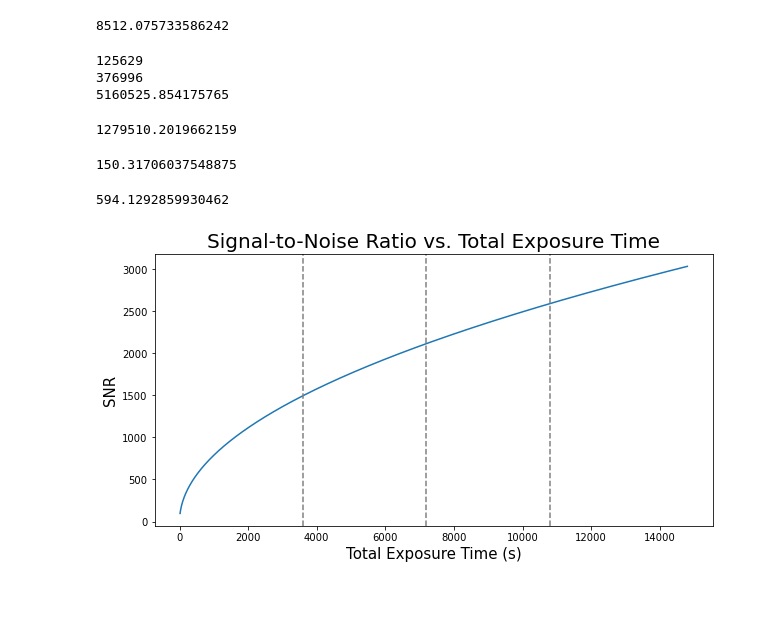
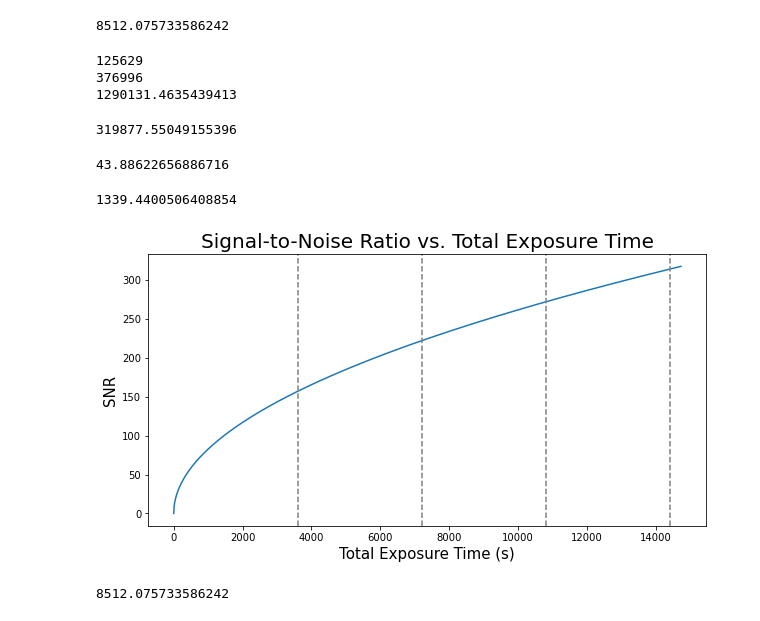
Before and after one commit to lucaspauker/phys100-final-project, a Jupyter notebook: M94_Data_Reduction.ipynb, the cells around one changed output. Drawn from its saved outputs; the diff is of its cells as text; code cells hidden in the pictures.

Commit message:
Improve SNR plot

```diff
--- a/M94_Data_Reduction.ipynb
+++ b/M94_Data_Reduction.ipynb
@@ -171,66 +171,73 @@ fluxHa
 uncalsciim, header = fitsio.read(CQ_R_files[0], header=True)
 calim = science_exposure(uncalsciim, header, masterbias, masterdark, masterRflat)
 
-fluxR, _, _ = aper_flux(calim, 1045, 461, source_radius=200, background_width=200, gain=1.2706268068331685, exptime=15)
+fluxR, _, _ = aper_flux(calim, 1045, 461, source_radius=200, background_width=200, gain=1.2706268068331685, exptime=60)
 fluxR
 # %% [output]
 125629
 376996
-5160525.854175765
+1290131.4635439413
-1279510.2019662159
+319877.55049155396
-# %%
-fluxR/fluxHa
-# %% [output]
-150.31706037548875
+# %%
+DW = 13462.1 / 306.75
+DW
+# %% [output]
+43.88622656886716
 # %%
-RN = 3.922870286706985
-D = 0.07147382100423175
+RN = np.std(masterbias)
+D = np.mean(masterdark)
 n = 125629
-DW = 106.56 / 3
-gain = 1.2706268068331685
-sky_Ha = 26838.413699212695
-sky_R = 5160525.854175765
-t_Ha = np.linspace(0, 4 * 3600, 1000)
+#DW = 106.56 / 3
+gain = 1.27
+sky_Ha = 26838.41
+sky_R = 5160525.85
+t_Ha = np.linspace(0.0001, 4 * 3600, 1000)
 t_R = t_Ha / (DW)
 i_Ha = t_Ha / 60
-i_R = t_R / 15
+i_R = t_R / 60
 
 '''t_Ha = 3*3600
 t_R = t_Ha / DW
 i_Ha = t_Ha / 60
 i_R = t_R / 15'''
 
-S = (fluxHa * t_Ha) - (fluxR * t_R / DW)
-N = np.sqrt((fluxHa * t_Ha) + (sky_Ha * t_Ha) + (D * t_Ha * n * gain) + ((RN ** 2) * n * i_Ha * gain) + (((sky_R*t_R) + fluxR * t_R + (D * t_R * n * gain) + ((RN ** 2) * n * i_R * gain)) / (DW ** 2)))
+S = (fluxHa * t_Ha) - (fluxR * t_R)
+N2 = (fluxHa * t_Ha) + (sky_Ha * t_Ha) + (D * t_Ha * n * gain) + ((RN ** 2) * n * i_Ha * gain) + (sky_R*t_R) + (fluxR * t_R) + (D * t_R * n * gain) + ((RN ** 2) * n * i_R * gain)
+N = np.sqrt(N2)
 
 #S = (fluxHa * t_Ha) - (fluxR * t_R / DW)
 #N = np.sqrt((fluxHa * t_Ha) + (D * t_Ha * n * i_Ha * gain) + ((RN ** 2) * n * i_Ha * gain) + ((fluxR * t_R + (D * t_R * n * i_R * gain) + ((RN ** 2) * n * i_R * gain)) / (DW ** 2)))
 
 
 N_Ha = (fluxHa * t_Ha) + sky_Ha  * t_Ha + (D * t_Ha * n * gain) + ((RN ** 2) * n * i_Ha * gain)
 N_R = ((sky_R*t_R + fluxR * t_R + (D * t_R * n * gain) + ((RN ** 2) * n * i_R * gain)) / (DW ** 2))
 print(N_Ha[-1]/N_R[-1])
 
 '''print(fluxHa * t_Ha)
 print(sky_Ha  * t_Ha)
 print((D * t_Ha * n * i_Ha * gain))
 print(((RN ** 2) * n * i_Ha * gain))
 print(sky_R*t_R)
 print(fluxR * t_R)
 print((D * t_R * n * i_R * gain))
 print((((RN ** 2) * n * i_R * gain)) / (DW ** 2))'''
 
 plt.figure()
 plt.rcParams['figure.figsize'] = [10, 5]
 plt.plot(t_Ha + t_R, S/N)
 plt.title('Signal-to-Noise Ratio vs. Total Exposure Time', size=20)
 plt.xlabel('Total Exposure Time (s)', size=15)
 plt.ylabel('SNR', size=15)
 plt.axvline(3600, linestyle='--', color='gray')
 plt.axvline(2*3600, linestyle='--', color='gray')
 plt.axvline(3*3600, linestyle='--', color='gray')
+plt.axvline(4*3600, linestyle='--', color='gray')
 
 plt.show()
 # %% [output]
-594.1292859930462
+1339.4400506408854
-[figure, old version]
+[figure, new version]
+# %%
+fluxHa
+# %% [output]
+8512.075733586242
```
